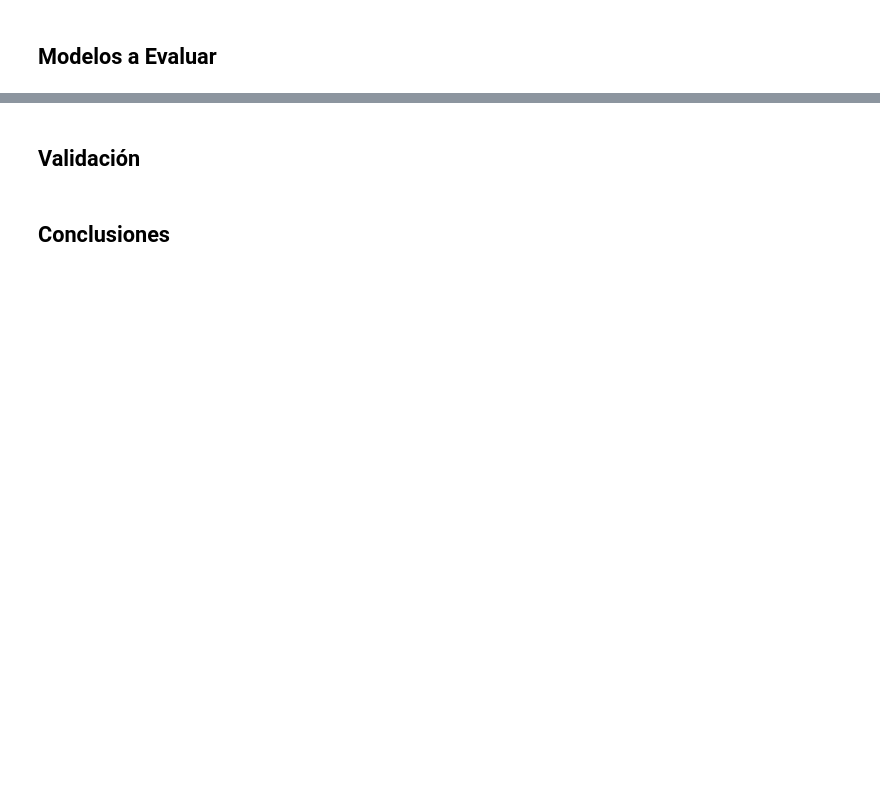
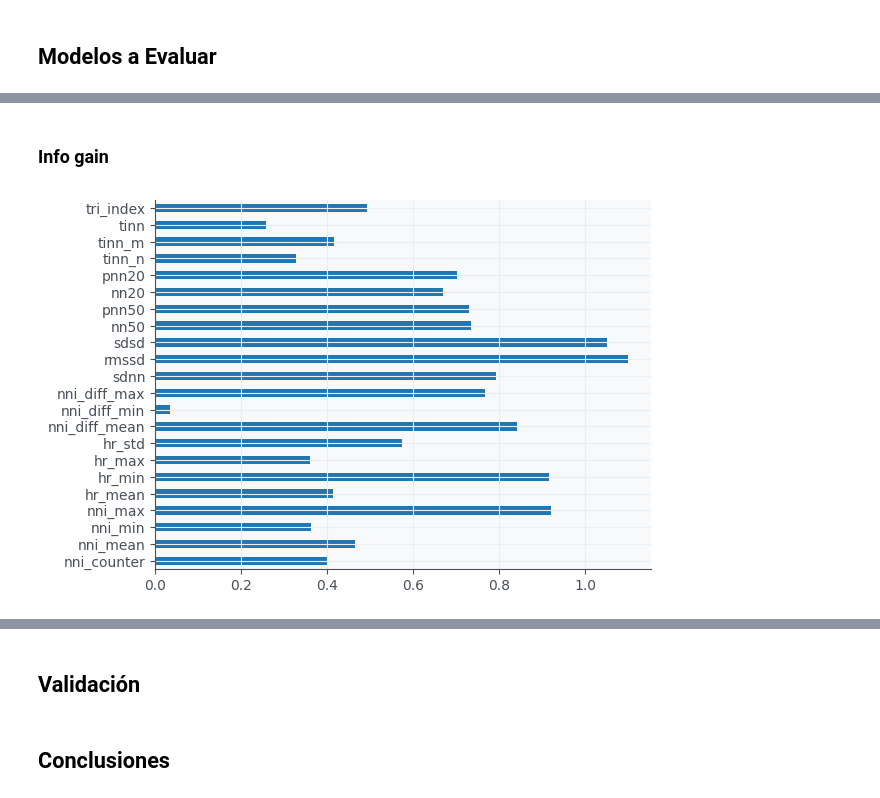
Before and after one commit to Ariana1998/cdsiPractica4, a Jupyter notebook: Notebook.ipynb, the cells around one changed output, grey strips where cells are left out. Saved outputs shown, nothing was run; the diff lists cells and outputs as text; code cells hidden in the pictures; blank space fills up the shorter version.

```diff
--- a/Notebook.ipynb
+++ b/Notebook.ipynb
@@ -506,2 +513,5 @@ dtype: int64
 # %% [markdown]
 ## Modelos a Evaluar
+# %%
+df = pd.read_csv("caracteristicas_con_etiquetas.csv")
+print(df.head)
@@ -507,0 +536,22 @@ dtype: int64
+# %%
+df = df.drop(['Unnamed: 0'], axis=1)
+X = df.iloc[:, 1:-1]
+Y = df.iloc[:, -1]
+# %% [markdown]
+### Info gain
+# %%
+from sklearn.feature_selection import mutual_info_classif
+
+
+# Asumiendo que X y y ya están definidos como se discutió anteriormente
+X_new = mutual_info_classif(X, Y)
+
+# Ajusta las etiquetas de las columnas para que coincidan con las dimensiones de X
+# Aquí, utilizamos df.columns[1:-1] para excluir tanto la primera como la última columna de df
+feat_imp = pd.Series(X_new, df.columns[1:len(df.columns)-1])
+
+# Graficar la importancia de las características
+feat_imp.plot(kind='barh')
+plt.show()
+# %% [output]
+[figure, added]
```
Also changed, not shown: parts of 13 cells of this notebook, 2 other files.
